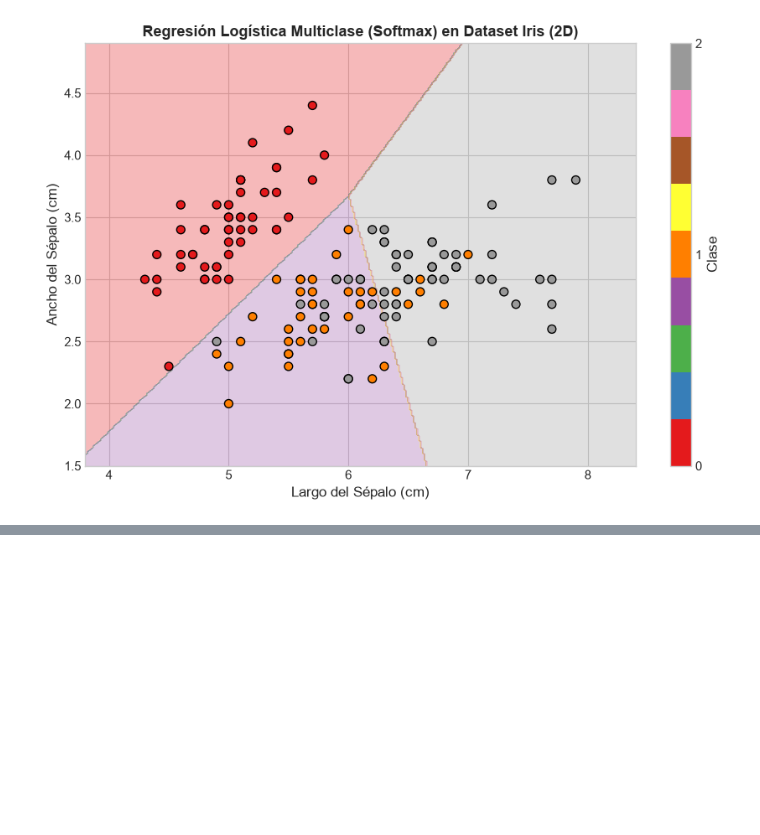
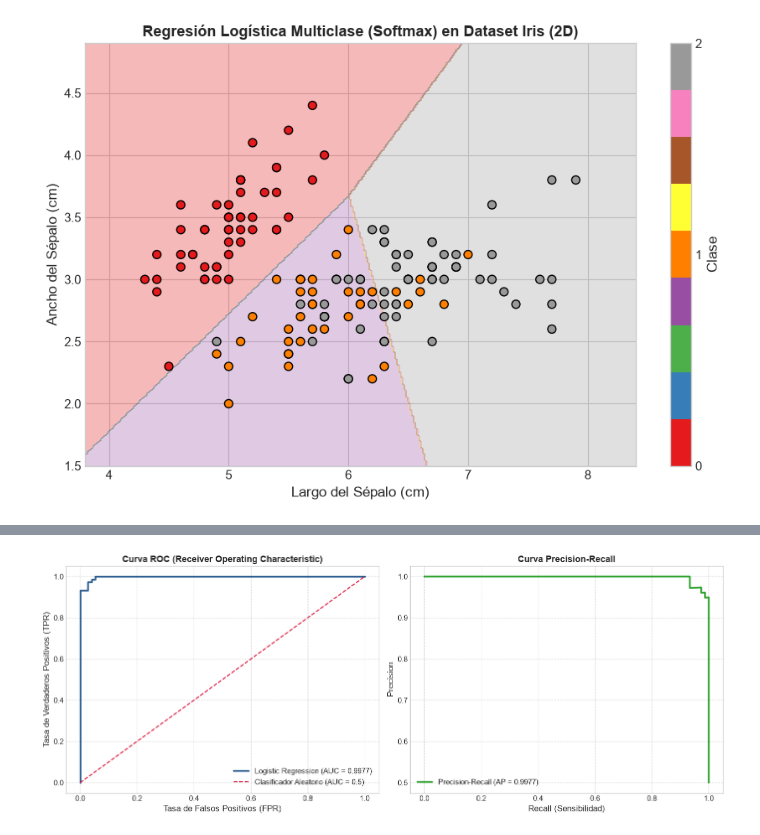
Before and after one commit to carlobeni/Machine-Learning, a Jupyter notebook: Clase_5/nb_practica_C5_logistic_regression.ipynb, the cells around one changed output, grey strips where cells are left out. Cells and saved outputs as stored; diff of their text form; code cells hidden in the pictures; blank space fills up the shorter version.

```diff
--- a/Clase_5/nb_practica_C5_logistic_regression.ipynb
+++ b/Clase_5/nb_practica_C5_logistic_regression.ipynb
@@ -235,0 +343,30 @@ plt.show()
+# %%
+fig, axes = plt.subplots(1, 2, figsize=(14, 5.5))
+
+# 1. Curva ROC
+fpr, tpr, _ = roc_curve(y_test_syn, y_proba_syn)
+auc_val = roc_auc_score(y_test_syn, y_proba_syn)
+
+axes[0].plot(fpr, tpr, color='#2b5c8f', lw=2.5, label=f'Logistic Regression (AUC = {auc_val:.4f})')
+axes[0].plot([0, 1], [0, 1], color='crimson', linestyle='--', label='Clasificador Aleatorio (AUC = 0.5)')
+axes[0].set_title('Curva ROC (Receiver Operating Characteristic)', weight='bold')
+axes[0].set_xlabel('Tasa de Falsos Positivos (FPR)')
+axes[0].set_ylabel('Tasa de Verdaderos Positivos (TPR)')
+axes[0].legend(loc='lower right')
+axes[0].grid(True, linestyle='--', alpha=0.7)
+
+# 2. Curva Precision-Recall
+precisions, recalls, _ = precision_recall_curve(y_test_syn, y_proba_syn)
+ap_val = average_precision_score(y_test_syn, y_proba_syn)
+
+axes[1].plot(recalls, precisions, color='#2ca02c', lw=2.5, label=f'Precision-Recall (AP = {ap_val:.4f})')
+axes[1].set_title('Curva Precision-Recall', weight='bold')
+axes[1].set_xlabel('Recall (Sensibilidad)')
+axes[1].set_ylabel('Precision')
+axes[1].legend(loc='lower left')
+axes[1].grid(True, linestyle='--', alpha=0.7)
+
+plt.tight_layout()
+plt.show()
+# %% [output]
+[figure, added]
```
Also changed, not shown: parts of 9 cells of this notebook.
